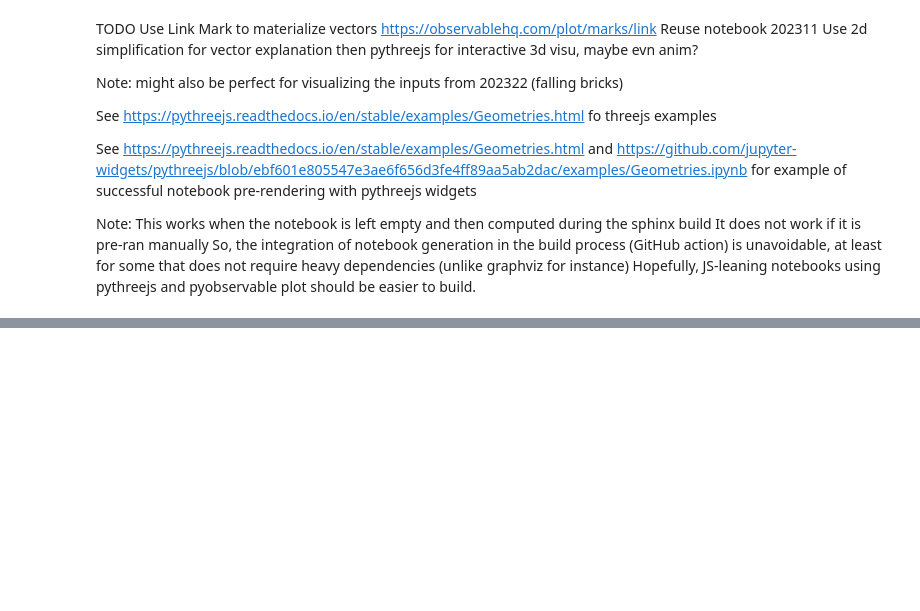
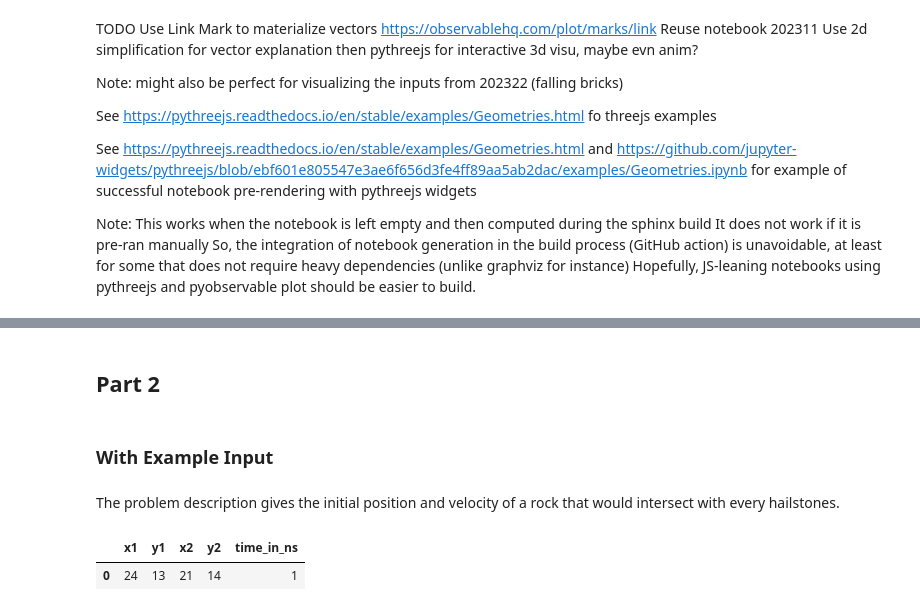
Before and after one commit to etienneschalk/advent-of-code, a Jupyter notebook: docs/source/notebooks/2023/notebook_problem_202324.ipynb, the cells around one changed output, grey strips where cells are left out. Cells and saved outputs as stored; diff of their text form; code cells hidden in the pictures; blank space fills up the shorter version.

```diff
--- a/docs/source/notebooks/2023/notebook_problem_202324.ipynb
+++ b/docs/source/notebooks/2023/notebook_problem_202324.ipynb
@@ -37,0 +240,19 @@ BoxGeometry(depth=15.0, depthSegments=15, height=10.0, heightSegments=10, width=
+# %% [markdown]
+## Part 2
+# %% [markdown]
+### With Example Input
+# %% [markdown]
+The problem description gives the initial position and velocity of a rock that would intersect with every hailstones.
+# %%
+import numpy as np
+
+rock = Hailstone(position=np.array([24, 13, 10]), velocity=np.array([-3, 1, 2]))
+
+rock_df = compute_vectors(
+    [rock],
+    time_in_ns=1
+)
+rock_df
+# %% [output]
+|  | x1 | y1 | x2 | y2 | time_in_ns |
+| 0 | 24 | 13 | 21 | 14 | 1 |
```
Also changed, not shown: parts of 27 cells of this notebook, 4 other files.
